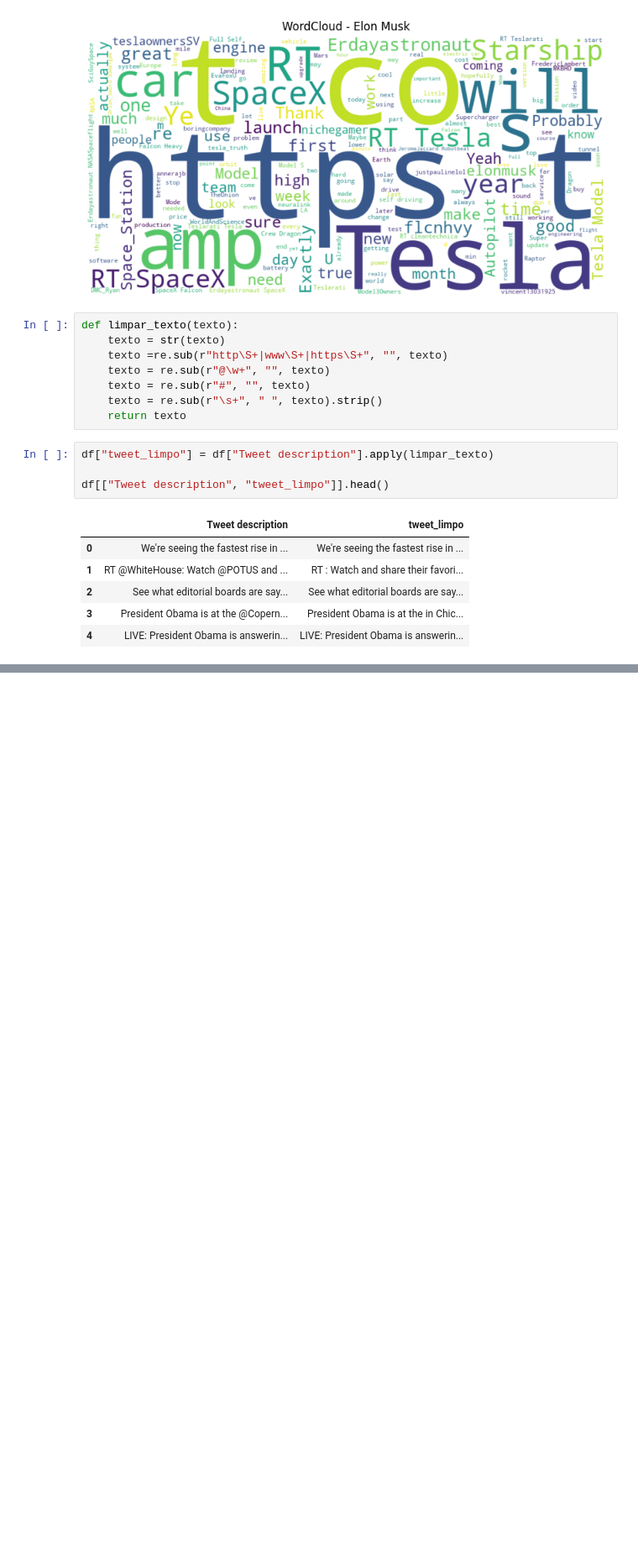
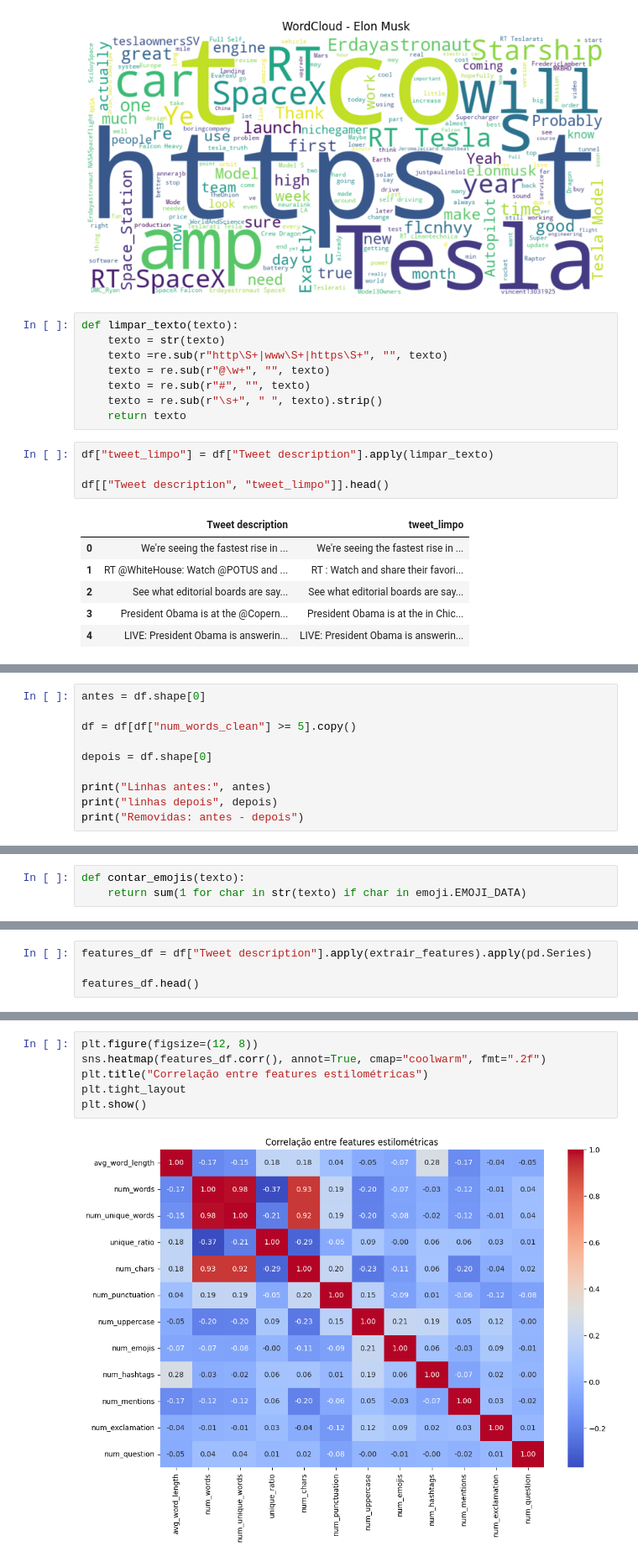
Before and after one commit to JoaoMiltzarek/Assinaturadigital, a Jupyter notebook: notebooks/analise.ipynb, the cells around one changed output, grey strips where cells are left out. Shown at 84% size. Drawn from its saved outputs; the diff is of its cells as text; blank space fills up the shorter version.

```diff
--- a/notebooks/analise.ipynb
+++ b/notebooks/analise.ipynb
@@ -150,0 +156,10 @@ KeyError: "['num_word_clean'] not in index"
+# %%
+antes = df.shape[0]
+
+df = df[df["num_words_clean"] >= 5].copy()
+
+depois = df.shape[0]
+
+print("Linhas antes:", antes)
+print("linhas depois", depois)
+print("Removidas: antes - depois")
@@ -150,0 +170,3 @@ KeyError: "['num_word_clean'] not in index"
+# %%
+def contar_emojis(texto):
+    return sum(1 for char in str(texto) if char in emoji.EMOJI_DATA)
@@ -150,0 +216,4 @@ KeyError: "['num_word_clean'] not in index"
+# %%
+features_df = df["Tweet description"].apply(extrair_features).apply(pd.Series)
+
+features_df.head()
@@ -150,0 +261,8 @@ KeyError: "['num_word_clean'] not in index"
+# %%
+plt.figure(figsize=(12, 8))
+sns.heatmap(features_df.corr(), annot=True, cmap="coolwarm", fmt=".2f")
+plt.title("Correlação entre features estilométricas")
+plt.tight_layout
+plt.show()
+# %% [output]
+[figure, added]
```
Also changed, not shown: parts of 8 cells of this notebook.
